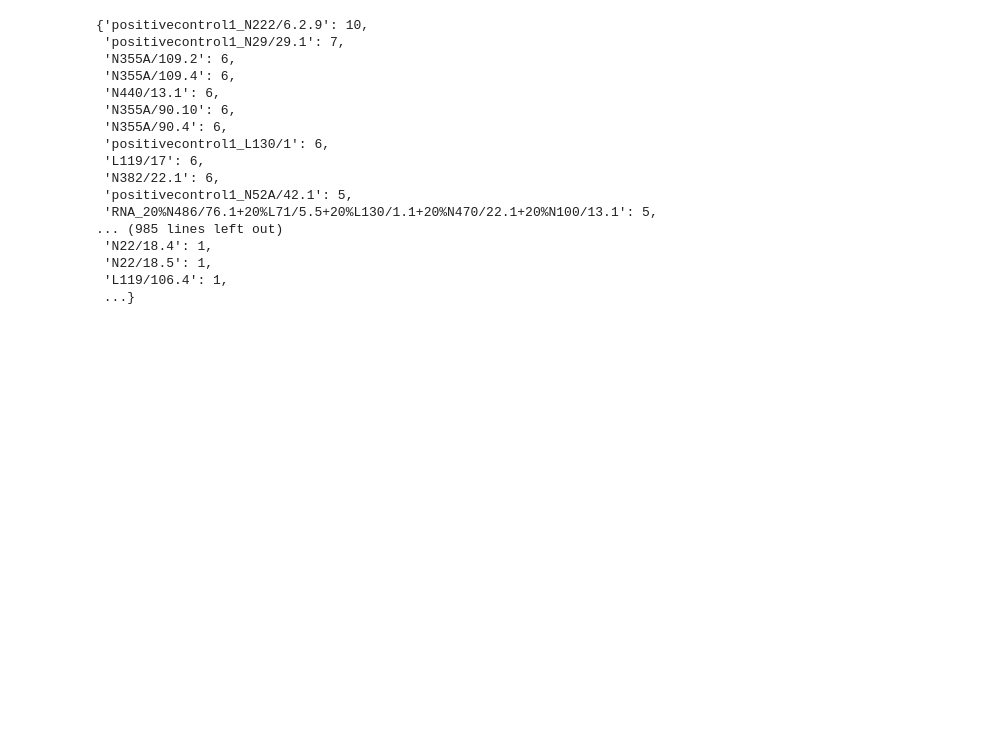
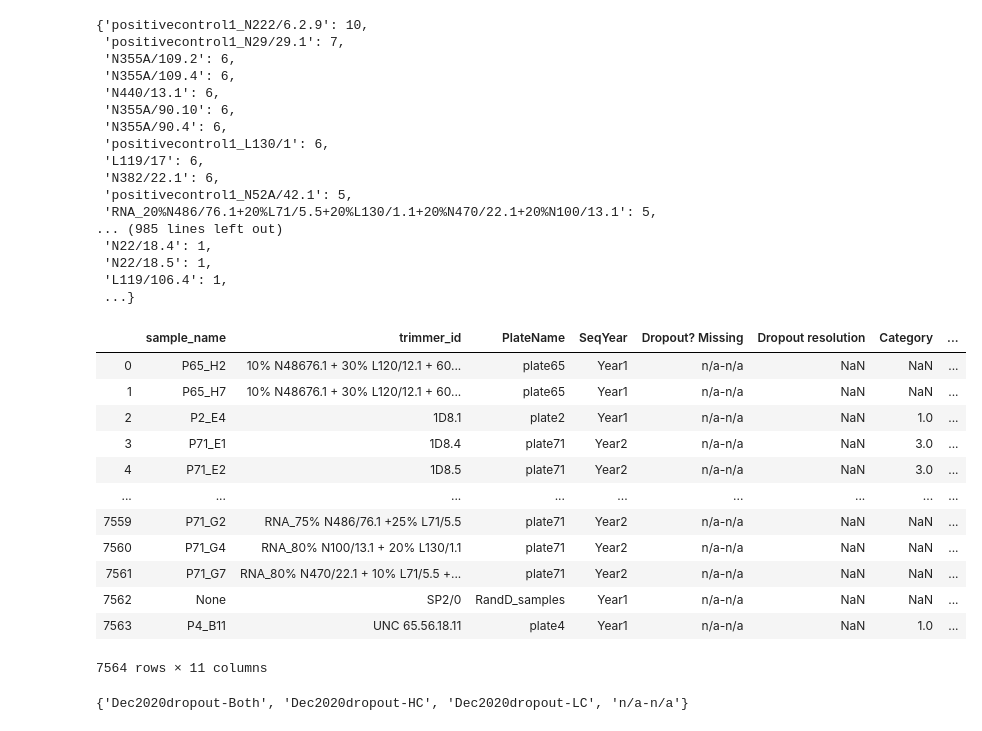
Before and after one commit to ucdavis-bioinformatics/NeuroMabSeq, a Jupyter notebook: trimmer/DropoutandDups.ipynb, the cells around one changed output. Saved outputs shown, nothing was run; the diff lists cells and outputs as text; code cells hidden in the pictures; blank space fills up the shorter version.

```diff
--- a/trimmer/DropoutandDups.ipynb
+++ b/trimmer/DropoutandDups.ipynb
@@ -148,0 +174,22 @@ for index,row in data.iterrows():
+# %%
+dropout = pd.read_csv("../static_data/2021-01-29.tsv", sep='\t')
+# focus category 1 first..
+dropout
+# %% [output]
+|  | sample_name | trimmer_id | PlateName | SeqYear | Dropout? Missing | Dropout resolution | Category | ... |
+| 0 | P65_H2 | 10% N48676.1 + 30% L120/12.1 + 60... | plate65 | Year1 | n/a-n/a | NaN | NaN | ... |
+| 1 | P65_H7 | 10% N48676.1 + 30% L120/12.1 + 60... | plate65 | Year1 | n/a-n/a | NaN | NaN | ... |
+| 2 | P2_E4 | 1D8.1 | plate2 | Year1 | n/a-n/a | NaN | 1.0 | ... |
+| 3 | P71_E1 | 1D8.4 | plate71 | Year2 | n/a-n/a | NaN | 3.0 | ... |
+| 4 | P71_E2 | 1D8.5 | plate71 | Year2 | n/a-n/a | NaN | 3.0 | ... |
+| ... | ... | ... | ... | ... | ... | ... | ... | ... |
+| 7559 | P71_G2 | RNA_75% N486/76.1 +25% L71/5.5 | plate71 | Year2 | n/a-n/a | NaN | NaN | ... |
+| 7560 | P71_G4 | RNA_80% N100/13.1 + 20% L130/1.1 | plate71 | Year2 | n/a-n/a | NaN | NaN | ... |
+| 7561 | P71_G7 | RNA_80% N470/22.1 + 10% L71/5.5 +... | plate71 | Year2 | n/a-n/a | NaN | NaN | ... |
+| 7562 | None | SP2/0 | RandD_samples | Year1 | n/a-n/a | NaN | NaN | ... |
+| 7563 | P4_B11 | UNC 65.56.18.11 | plate4 | Year1 | n/a-n/a | NaN | 1.0 | ... |
+7564 rows × 11 columns
+# %%
+set(dropout['Dropout? Missing'])
+# %% [output]
+{'Dec2020dropout-Both', 'Dec2020dropout-HC', 'Dec2020dropout-LC', 'n/a-n/a'}
```
Also changed, not shown: parts of 16 cells of this notebook, 9 other files.
